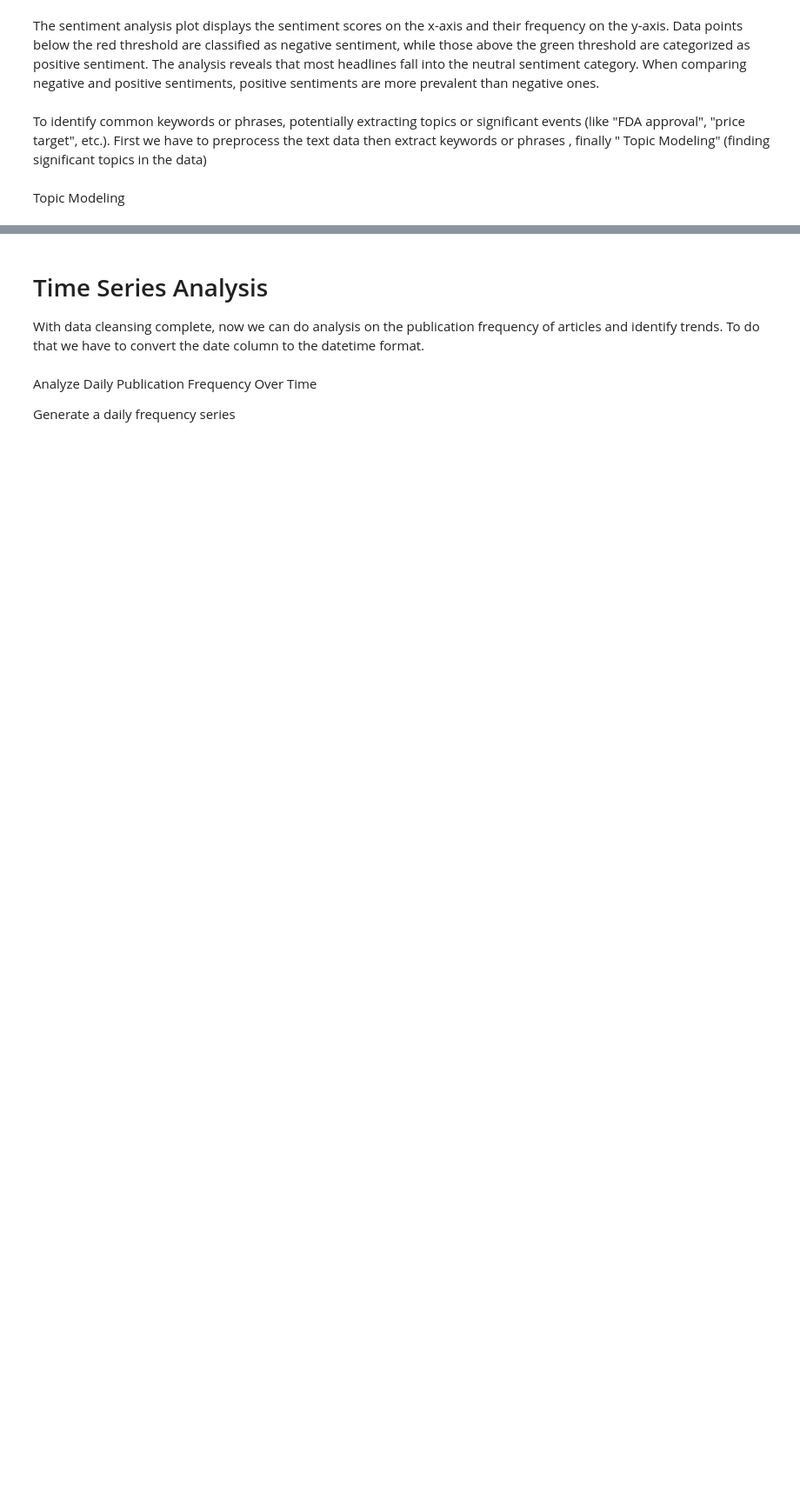
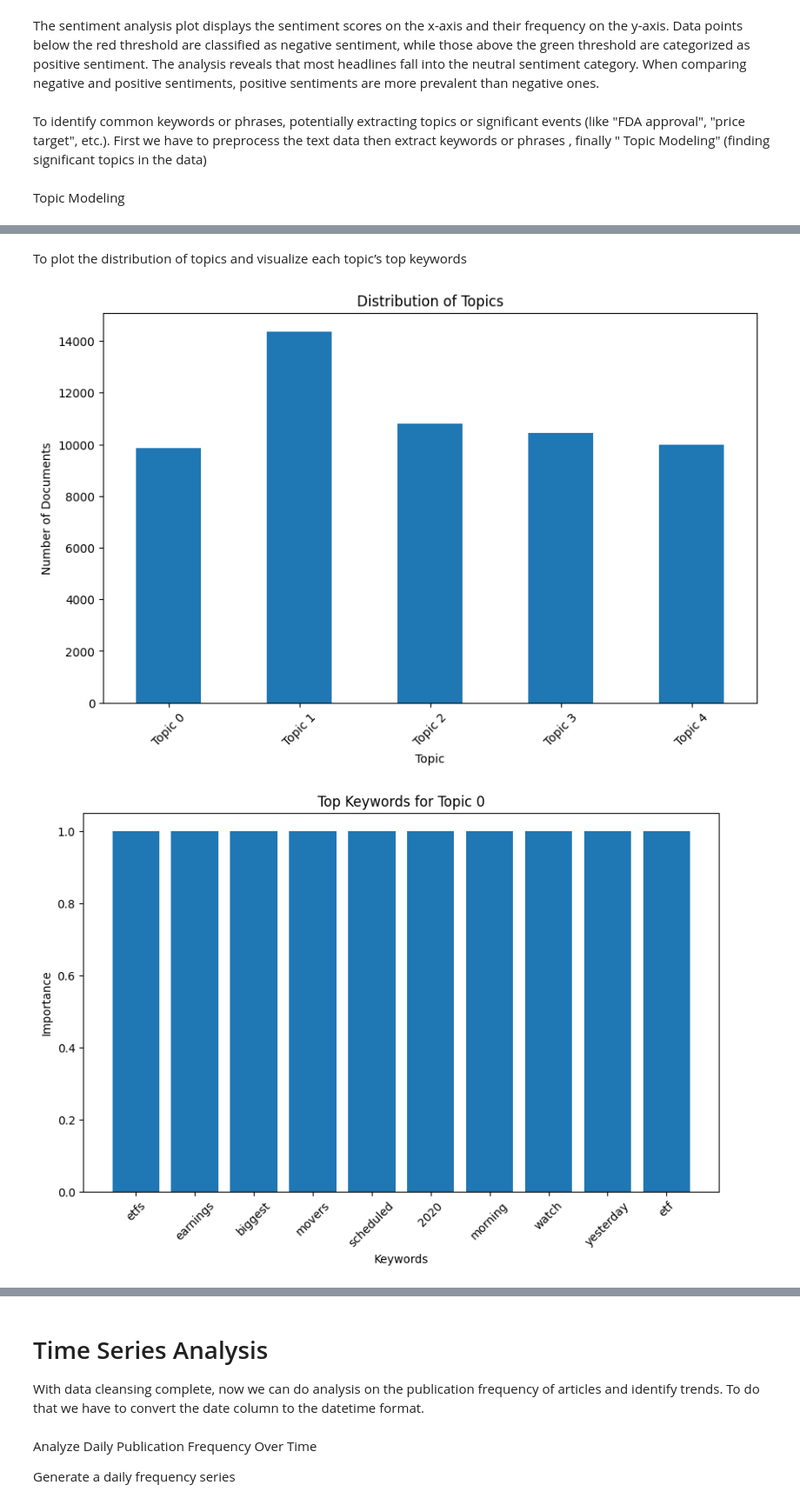
Before and after one commit to Ethel-Star/W1.FinNews-StockPrice-Integration, a Jupyter notebook: notebooks/EDA_Financial_Headlines.ipynb, the cells around one changed output, grey strips where cells are left out. Shown at 87% size. Drawn from its saved outputs; the diff is of its cells as text; code cells hidden in the pictures; blank space fills up the shorter version.

```diff
--- a/notebooks/EDA_Financial_Headlines.ipynb
+++ b/notebooks/EDA_Financial_Headlines.ipynb
@@ -354,3 +354,27 @@ df.head()
 | 2 | 71 biggest movers from friday | https://www.benzinga.com/news/20/... | Lisa Levin | 2020-05-26 | A | 29 | 0.000 | Neutral | ... |
 | 3 | 46 stocks moving in friday's mid-... | https://www.benzinga.com/news/20/... | Lisa Levin | 2020-05-22 | A | 44 | 0.000 | Neutral | ... |
 | 4 | b of a securities maintains neutr... | https://www.benzinga.com/news/20/... | Vick Meyer | 2020-05-22 | A | 87 | 0.296 | Positive | ... |
+# %% [markdown]
+To plot the distribution of topics and visualize each topic’s top keywords
+# %%
+plt.figure(figsize=(10, 6))
+df['topic'].value_counts().sort_index().plot(kind='bar')
+plt.xlabel('Topic')
+plt.ylabel('Number of Documents')
+plt.title('Distribution of Topics')
+plt.xticks(ticks=range(len(df['topic'].unique())), labels=[f'Topic {i}' for i in range(len(df['topic'].unique()))], rotation=45)
+plt.show()
+
+# Plot top keywords for each topic
+topics = display_topics(lda, feature_names, no_top_words)
+for idx, topic in enumerate(topics):
+    plt.figure(figsize=(10, 6))
+    plt.bar(range(len(topic.split())), [1]*len(topic.split()), tick_label=topic.split())
+    plt.xlabel('Keywords')
+    plt.ylabel('Importance')
+    plt.title(f'Top Keywords for Topic {idx}')
+    plt.xticks(rotation=45)
+    plt.show()
+# %% [output]
+[figure, added]
+[figure, added]
```
Also changed, not shown: parts of 2 cells of this notebook.
